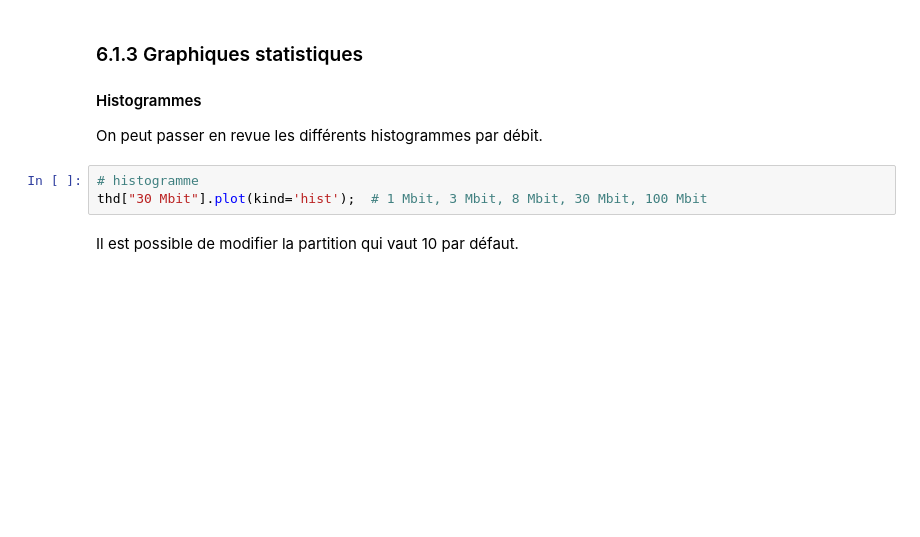
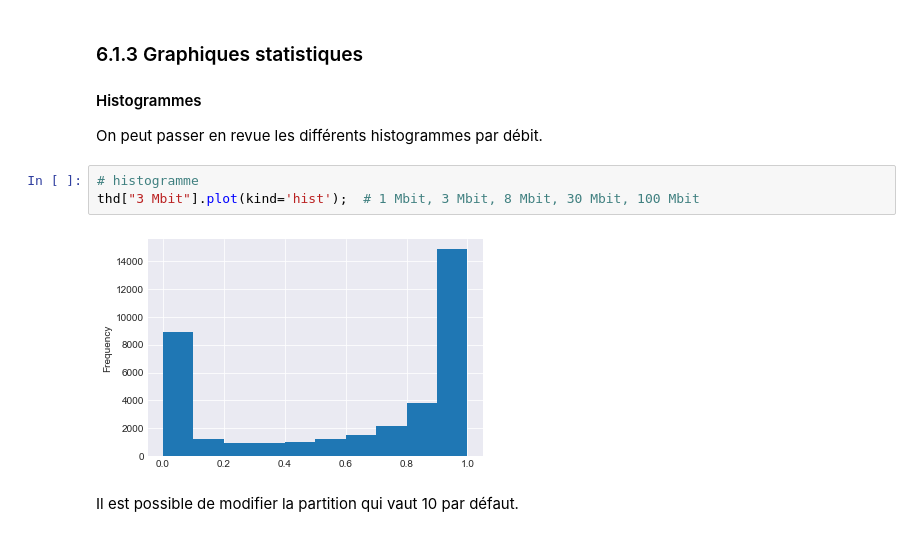
Before and after one commit to HTLandy/TIDE, a Jupyter notebook: notebooks/TIDE- 05 - matplotlib.ipynb, the cells around one changed output. Saved outputs shown, nothing was run; the diff lists cells and outputs as text; blank space fills up the shorter version.

```diff
--- a/notebooks/TIDE- 05 - matplotlib.ipynb
+++ b/notebooks/TIDE- 05 - matplotlib.ipynb
@@ -166,7 +210,9 @@ geo["Statut"].value_counts().plot(figsize=(5, 5),
 On peut passer en revue les différents histogrammes par débit.
 # %%
 # histogramme
-thd["30 Mbit"].plot(kind='hist');  # 1 Mbit, 3 Mbit, 8 Mbit, 30 Mbit, 100 Mbit
+thd["3 Mbit"].plot(kind='hist');  # 1 Mbit, 3 Mbit, 8 Mbit, 30 Mbit, 100 Mbit
+# %% [output]
+[figure, added]
 # %% [markdown]
 Il est possible de modifier la partition qui vaut 10 par défaut.
 # %%
```
Also changed, not shown: parts of 25 cells of this notebook, 1 other file.
